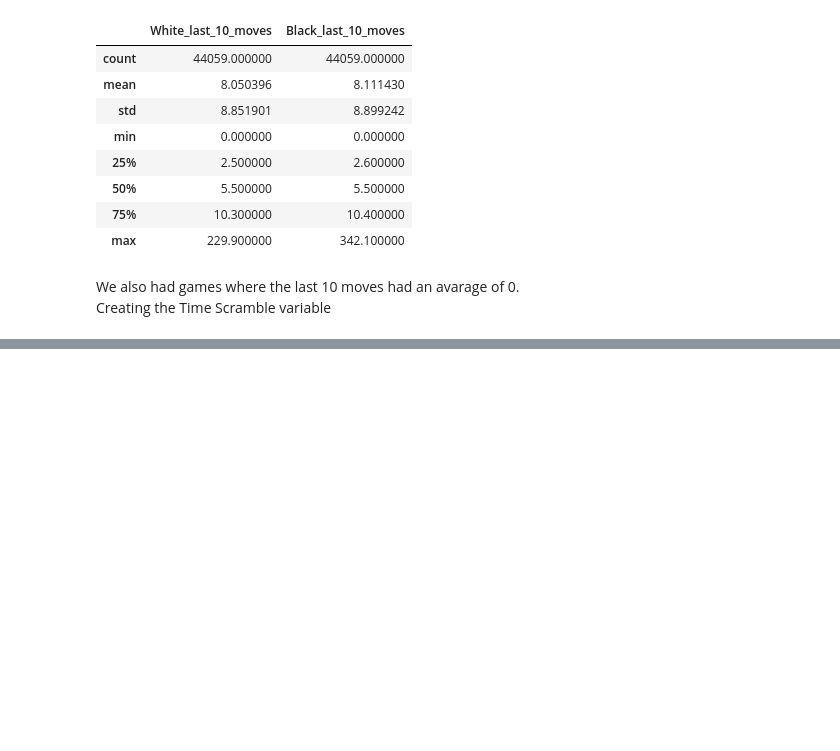
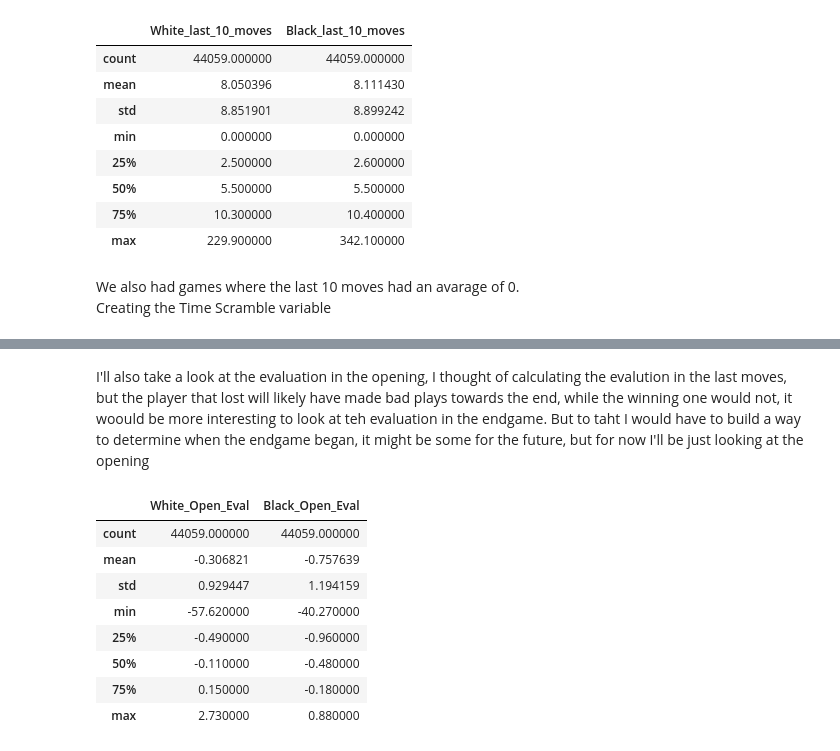
Before and after one commit to GuilhermeGAraujo/Chess_Rating_Predictor, a Jupyter notebook: Initial_EDA_&_more_cleaning.ipynb, the cells around one changed output, grey strips where cells are left out. Drawn from its saved outputs; the diff is of its cells as text; code cells hidden in the pictures; blank space fills up the shorter version.

```diff
--- a/Initial_EDA_&_more_cleaning.ipynb
+++ b/Initial_EDA_&_more_cleaning.ipynb
@@ -592,0 +606,16 @@ negative numbers are epected as players are worse than machines, but I think it'
+# %% [markdown]
+I'll also take a look at the evaluation in the opening, I thought of calculating the evalution in the last moves, but the player that lost will likely have made bad plays towards the end, while the winning one would not, it woould be more interesting to look at teh evaluation in the endgame. But to taht I would have to build a way to determine when the endgame began, it might be some for the future, but for now I'll be just looking at the opening
+# %%
+games_df['White_Open_Eval'] = games_df.apply(calc_eval,color='white',opening=True,axis=1)
+games_df['Black_Open_Eval'] = games_df.apply(calc_eval,color='black',opening=True,axis=1)
+games_df[['White_Open_Eval','Black_Open_Eval']].describe()
+# %% [output]
+|  | White_Open_Eval | Black_Open_Eval |
+| count | 44059.000000 | 44059.000000 |
+| mean | -0.306821 | -0.757639 |
+| std | 0.929447 | 1.194159 |
+| min | -57.620000 | -40.270000 |
+| 25% | -0.490000 | -0.960000 |
+| 50% | -0.110000 | -0.480000 |
+| 75% | 0.150000 | -0.180000 |
+| max | 2.730000 | 0.880000 |
```
Also changed, not shown: parts of 10 cells of this notebook.
